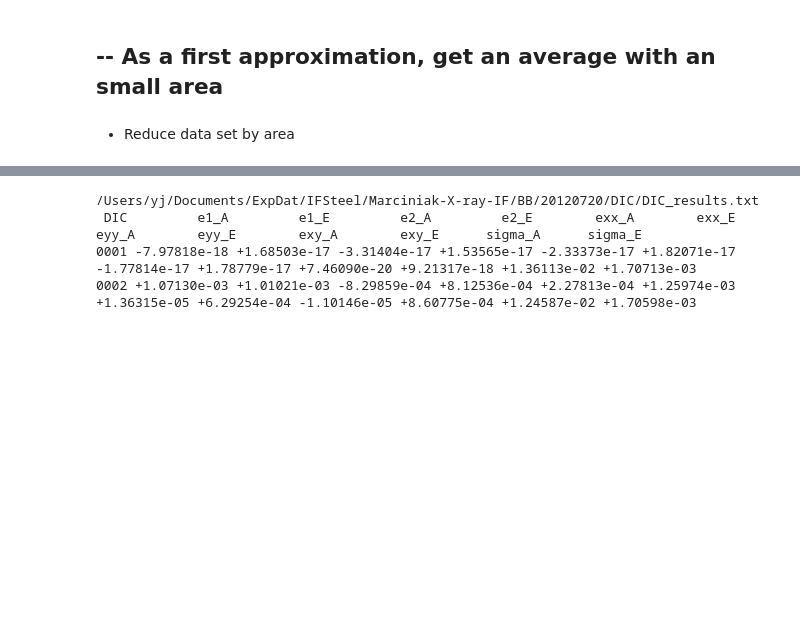
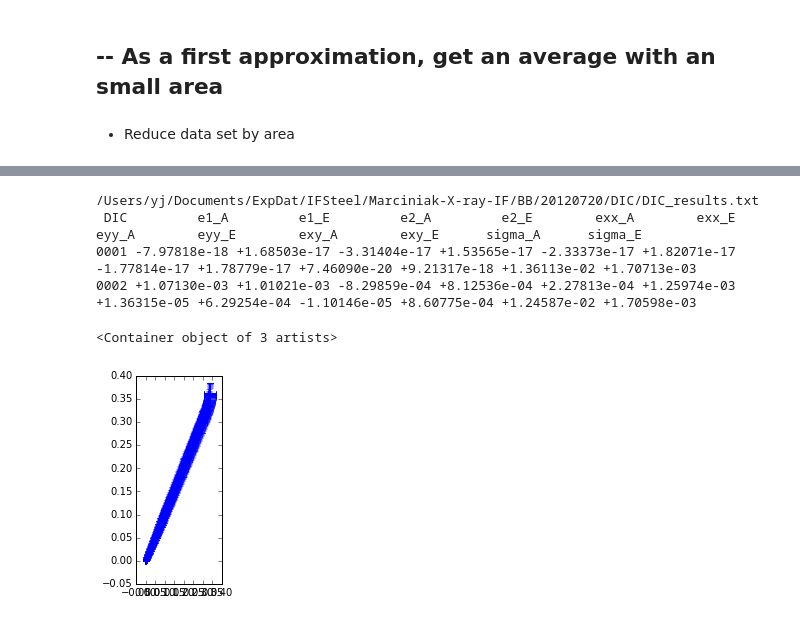
Before and after one commit to youngung/forming_limit_dic, a Jupyter notebook: tutorials/DIC_analysis/IF_steel/BB/DIC_analysis_pure_IPYNB_MatlabFile_20120720.ipynb, the cells around one changed output, grey strips where cells are left out. Drawn from its saved outputs; the diff is of its cells as text; code cells hidden in the pictures; blank space fills up the shorter version.

```diff
--- a/tutorials/DIC_analysis/IF_steel/BB/DIC_analysis_pure_IPYNB_MatlabFile_20120720.ipynb
+++ b/tutorials/DIC_analysis/IF_steel/BB/DIC_analysis_pure_IPYNB_MatlabFile_20120720.ipynb
@@ -401,29 +405,40 @@ plt.tight_layout()
 # %%
+fig=plt.figure(figsize=(3.5,3.5))
+ax1=fig.add_subplot(121)
+#ax2=fig.add_subplot(122)
+
 path=os.path.split(fn_start)[0]
 fn=os.path.join(path,'DIC_results.txt')
 print fn
 f=open(fn,'w')
 
 keys=['e1','e2','exx','eyy','exy','sigma']
 evm = []
 for istp in xrange(nstp):
     if istp==0:
         f.write('%4s '%'DIC')
         for key in keys:
             f.write('%10s_A %10s_E '%(key,key))
         f.write('\n')
     f.write('%4.4i '%dic_ind[istp])
     for key in keys:
         x, y, z= dat_mask(dat_raw,istp,'X','Y',key)
         zr = rr(x,y,rad,x0,y0,-1,z)
         avg,std= stat(zr)
         f.write(('%+11.5e '*2)%(avg, std))
     f.write('\n')
 f.close()
 st=os.popen('head -n 3 %s'%fn).read()
 print st
+
+dat=np.loadtxt(fn,skiprows=1).T
+exx_A, exx_E, eyy_A, eyy_E=dat[5],dat[6],dat[7],dat[8]
+nstp=1
+ax1.errorbar(exx_A[::nstp], eyy_A[::nstp], xerr = exx_E[::nstp], yerr=eyy_E[::nstp])
 # %% [output]
 /Users/yj/Documents/ExpDat/IFSteel/Marciniak-X-ray-IF/BB/20120720/DIC/DIC_results.txt
  DIC         e1_A         e1_E         e2_A         e2_E        exx_A        exx_E        eyy_A        eyy_E        exy_A        exy_E      sigma_A      sigma_E
 0001 -7.97818e-18 +1.68503e-17 -3.31404e-17 +1.53565e-17 -2.33373e-17 +1.82071e-17 -1.77814e-17 +1.78779e-17 +7.46090e-20 +9.21317e-18 +1.36113e-02 +1.70713e-03
 0002 +1.07130e-03 +1.01021e-03 -8.29859e-04 +8.12536e-04 +2.27813e-04 +1.25974e-03 +1.36315e-05 +6.29254e-04 -1.10146e-05 +8.60775e-04 +1.24587e-02 +1.70598e-03
+<Container object of 3 artists>
+[figure, added]
```
Also changed, not shown: parts of 7 cells of this notebook, 6 other files.
